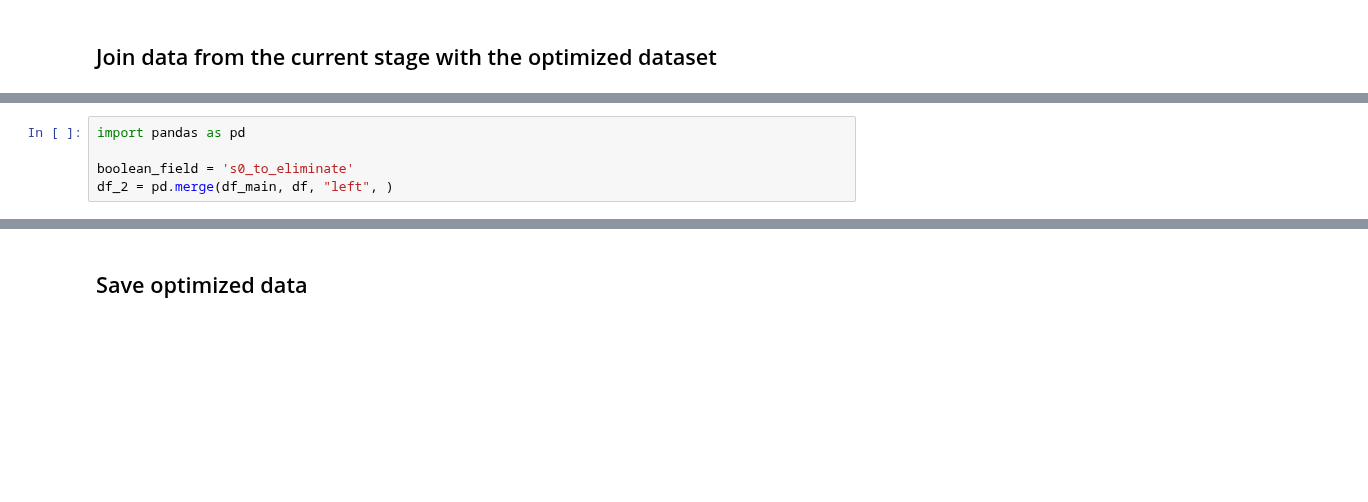
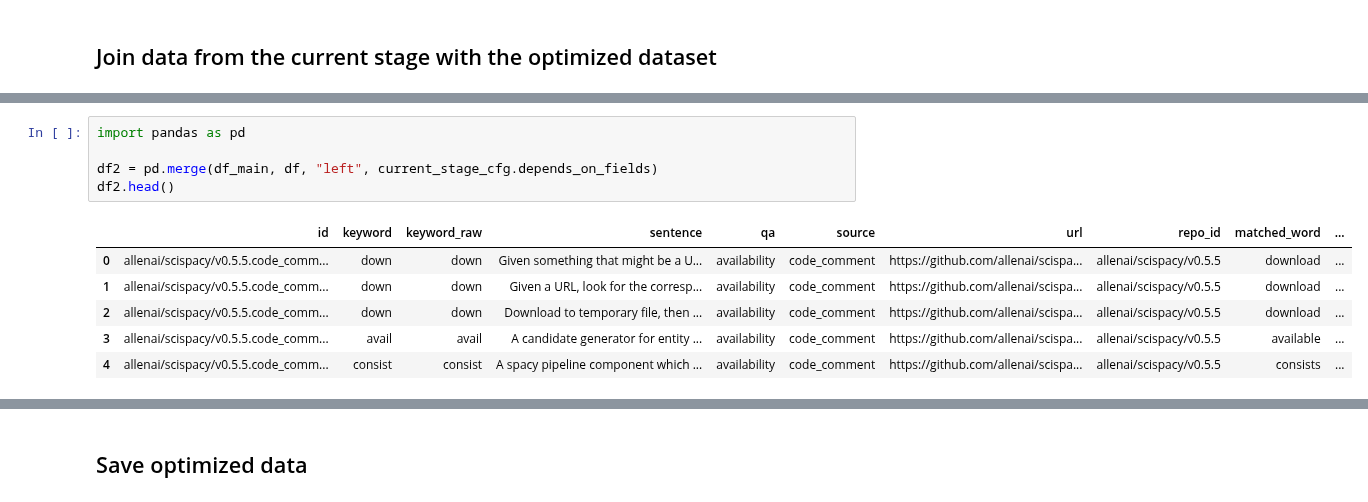
Before and after one commit to dmitrijs-voronovs/scientific-software-architecture-analysis, a Jupyter notebook: processing_pipeline/data_optimization/o_s0_noise_filtering.ipynb, the cells around one changed output, grey strips where cells are left out. Saved outputs shown, nothing was run; the diff lists cells and outputs as text; blank space fills up the shorter version.

```diff
--- a/processing_pipeline/data_optimization/o_s0_noise_filtering.ipynb
+++ b/processing_pipeline/data_optimization/o_s0_noise_filtering.ipynb
@@ -63,5 +65,12 @@ df_main.head()
 # %%
 import pandas as pd
 
-boolean_field = 's0_to_eliminate'
-df_2 = pd.merge(df_main, df, "left", )
+df2 = pd.merge(df_main, df, "left", current_stage_cfg.depends_on_fields)
+df2.head()
+# %% [output]
+|  | id | keyword | keyword_raw | sentence | qa | source | url | repo_id | matched_word | ... |
+| 0 | allenai/scispacy/v0.5.5.code_comm... | down | down | Given something that might be a U... | availability | code_comment | https://github.com/allenai/scispa... | allenai/scispacy/v0.5.5 | download | ... |
+| 1 | allenai/scispacy/v0.5.5.code_comm... | down | down | Given a URL, look for the corresp... | availability | code_comment | https://github.com/allenai/scispa... | allenai/scispacy/v0.5.5 | download | ... |
+| 2 | allenai/scispacy/v0.5.5.code_comm... | down | down | Download to temporary file, then ... | availability | code_comment | https://github.com/allenai/scispa... | allenai/scispacy/v0.5.5 | download | ... |
+| 3 | allenai/scispacy/v0.5.5.code_comm... | avail | avail | A candidate generator for entity ... | availability | code_comment | https://github.com/allenai/scispa... | allenai/scispacy/v0.5.5 | available | ... |
+| 4 | allenai/scispacy/v0.5.5.code_comm... | consist | consist | A spacy pipeline component which ... | availability | code_comment | https://github.com/allenai/scispa... | allenai/scispacy/v0.5.5 | consists | ... |
```
Also changed, not shown: parts of 25 cells of this notebook, 4 other files.
